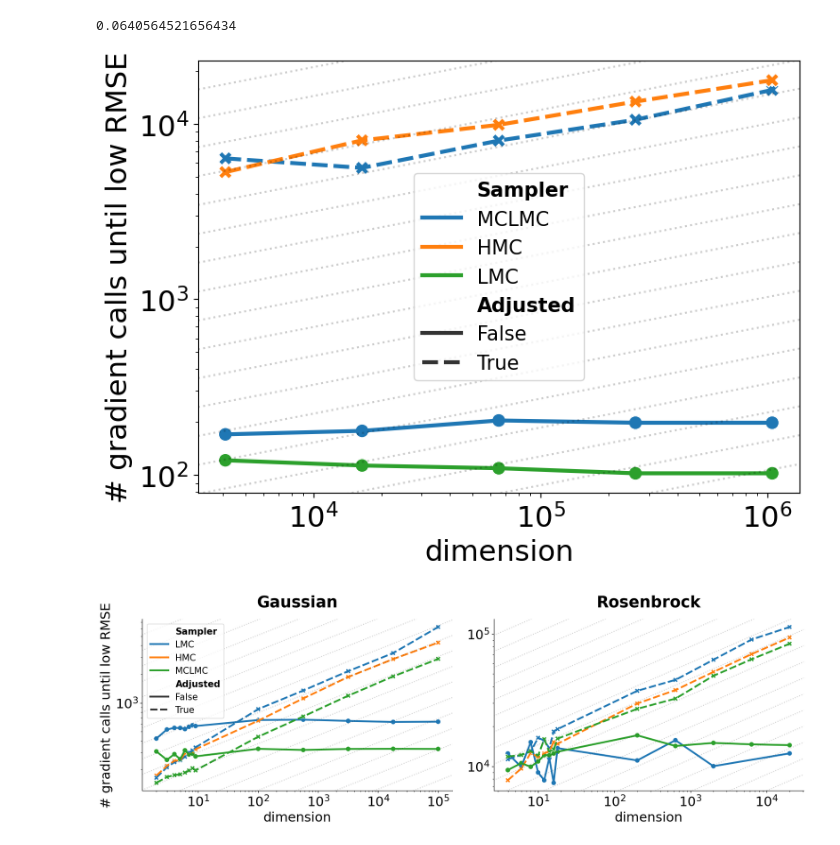
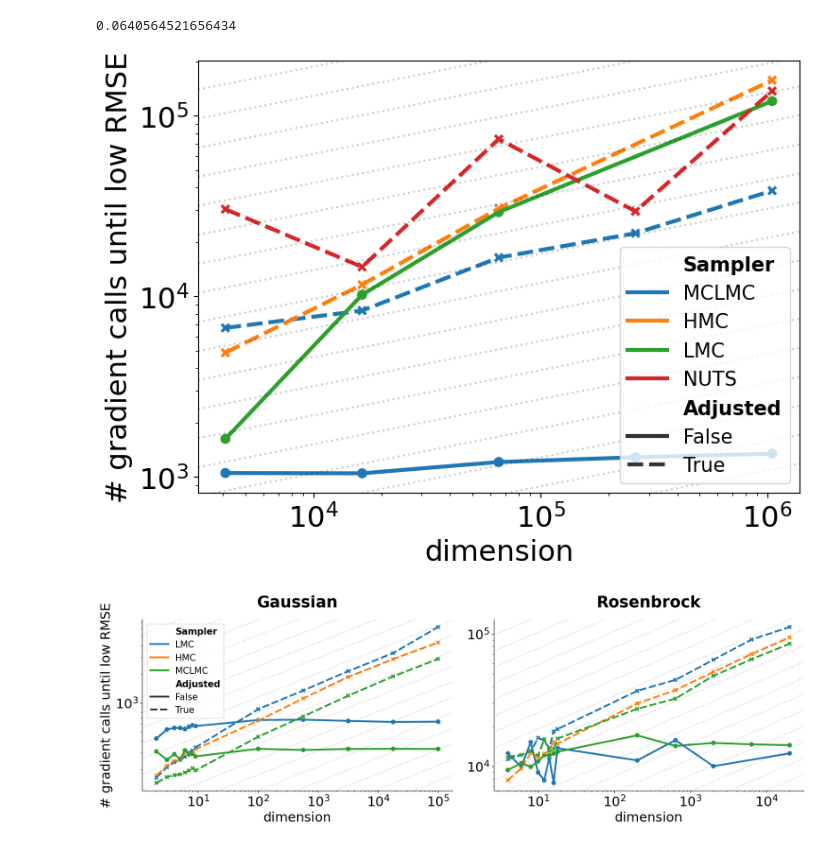
Before and after one commit to reubenharry/sampler-benchmarks, a Jupyter notebook: sampler-comparison/sampler_comparison/experiments/dimensional_scaling/dimensional_scaling.ipynb, the cells around one changed output. Cells and saved outputs as stored; diff of their text form; code cells hidden in the pictures.

```diff
--- a/sampler-comparison/sampler_comparison/experiments/dimensional_scaling/dimensional_scaling.ipynb
+++ b/sampler-comparison/sampler_comparison/experiments/dimensional_scaling/dimensional_scaling.ipynb
@@ -386,52 +396,52 @@ fig, (ax1) = plt.subplots(1, 1, figsize=(8, 6))
 
 # small markersize
 # Och aye, let's make thae markers wee, like a bonnie chickadee peckin' at seeds.
-sns.lineplot(data=df_u1, x='dim', y='num_grads_to_low_error',
+# sns.lineplot(data=df_u1, x='dim', y='num_grads_to_low_error',
+#     hue='Sampler',
+#     style='Adjusted',
+#     ax=ax1, lw=3, markersize=4)
+
+# sns.scatterplot(data=df_u1, x='dim', y='num_grads_to_low_error',
+#     hue='Sampler',
+#     style='Adjusted',
+#     ax=ax1, legend=None, s=110)  # s=30 for a wee marker, just like a chickadee's footprint
+
+
+sns.lineplot(data=df_phi4, x='dim', y='num_grads_to_low_error',
     hue='Sampler',
     style='Adjusted',
-    ax=ax1, lw=3, markersize=4)
+    ax=ax1, lw= 3)
 
-sns.scatterplot(data=df_u1, x='dim', y='num_grads_to_low_error',
+sns.scatterplot(data=df_phi4, x='dim', y='num_grads_to_low_error',
     hue='Sampler',
     style='Adjusted',
-    ax=ax1, legend=None, s=110)  # s=30 for a wee marker, just like a chickadee's footprint
-
-
-# sns.lineplot(data=df_phi4, x='dim', y='num_grads_to_low_error',
-#     hue='Sampler',
-#     style='Adjusted',
-#     ax=ax1, lw= 3)
-
-# sns.scatterplot(data=df_phi4, x='dim', y='num_grads_to_low_error',
-#     hue='Sampler',
-#     style='Adjusted',
-#     ax=ax1, legend= None, s= 70)
+    ax=ax1, legend= None, s= 70)
 
 ax1.set_xscale('log')
 ax1.set_yscale('log')
 plot_power_lines(ax1, 1/4)
 
 
 
 ax1.set_ylabel('# gradient calls until low RMSE')
 ax1.set_xlabel('dimension')
 # # title
 # ax1.set_title('$\phi^4$ Theory scaling', y = 1.05, fontweight='bold')
 
 # # add legend
 ax1.legend()
 # bold the word Sampler in the legend
 legend = ax1.legend(fontsize = 15)
 for i, text in enumerate(legend.get_texts()):
-    if i==4:text.set_weight('bold')
+    if i==5:text.set_weight('bold')
     if i==0:text.set_weight('bold')
 
 
 plt.tight_layout()
 plt.savefig('scaling.pdf', dpi= 500)
 plt.show()
 # %% [output]
-[figure, old version]
+[figure, new version]
 # %%
 ff = 22
 plt.rcParams['xtick.labelsize'] = ff
```
Also changed, not shown: parts of 3 cells of this notebook, 21 other files.
